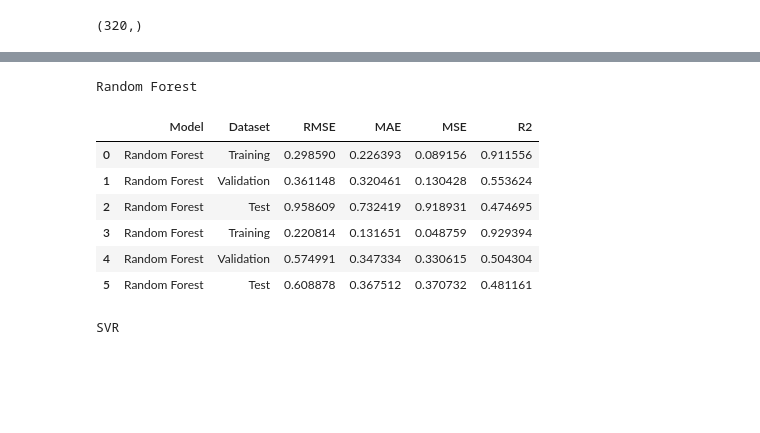
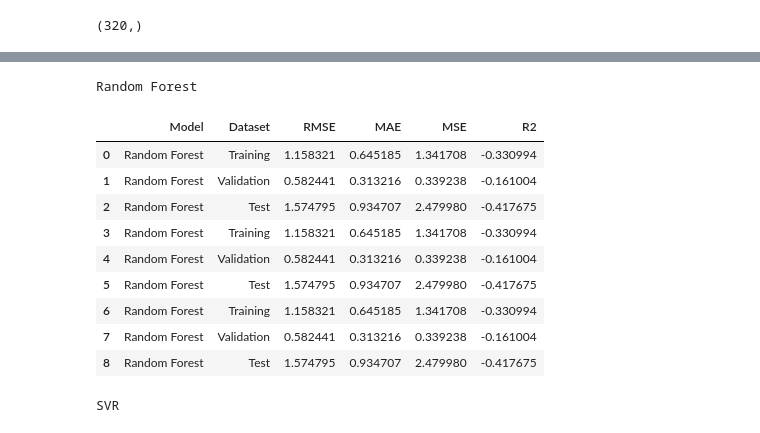
Before and after one commit to mmetalab/llm-drug-agent, a Jupyter notebook: Run_Load_DTI_Exploration_Davis.ipynb, the cells around one changed output, grey strips where cells are left out. Saved outputs shown, nothing was run; the diff lists cells and outputs as text; code cells hidden in the pictures; blank space fills up the shorter version.

Commit message:
Update code and data

```diff
--- a/Run_Load_DTI_Exploration_Davis.ipynb
+++ b/Run_Load_DTI_Exploration_Davis.ipynb
@@ -53,7 +53,6 @@ def evaluate_model(model_name, model, train_df, val_df, test_df, X_train, y_trai
     pandas.DataFrame
         Updated metrics DataFrame (appended to global `metrics_df`).
     """
-    global metrics_df
     import os
     os.makedirs(predictions_dir, exist_ok=True)
 
@@ -124,7 +123,7 @@ def evaluate_model(model_name, model, train_df, val_df, test_df, X_train, y_trai
 SEED = 42
 
 # Create a copy of the Davis dataset for training and testing
-dti_data = davis_db.copy().reset_index(drop=True)
+dti_data = davis_db.head(100).copy().reset_index(drop=True)
 
 dti_data['Index_ID'] = 'Davis' + dti_data.index.astype(str)
 
@@ -172,18 +171,21 @@ X_test_scaled = scaler.transform(X_test)
 # %%
 # Train and evaluate a Random Forest model
 print('Random Forest')
 rf_model = RandomForestRegressor(n_estimators=100, random_state=SEED)
 rf_model.fit(X_train_scaled, y_train)
-evaluate_model("Random Forest", rf_model, X_train_scaled, y_train, X_val_scaled, y_val, X_test_scaled, y_test, save_predictions=True, predictions_dir='./Prediction_Results',datasetname="davis")
+evaluate_model("Random Forest", rf_model, train_df, val_df, test_df, X_train, y_train, X_val, y_val, X_test, y_test, save_predictions=True, predictions_dir='D:\Github\llm-drug-agent\Prediction_Results',datasetname="davis")
 # %% [output]
 Random Forest
 |  | Model | Dataset | RMSE | MAE | MSE | R2 |
-| 0 | Random Forest | Training | 0.298590 | 0.226393 | 0.089156 | 0.911556 |
-| 1 | Random Forest | Validation | 0.361148 | 0.320461 | 0.130428 | 0.553624 |
-| 2 | Random Forest | Test | 0.958609 | 0.732419 | 0.918931 | 0.474695 |
-| 3 | Random Forest | Training | 0.220814 | 0.131651 | 0.048759 | 0.929394 |
-| 4 | Random Forest | Validation | 0.574991 | 0.347334 | 0.330615 | 0.504304 |
-| 5 | Random Forest | Test | 0.608878 | 0.367512 | 0.370732 | 0.481161 |
+| 0 | Random Forest | Training | 1.158321 | 0.645185 | 1.341708 | -0.330994 |
+| 1 | Random Forest | Validation | 0.582441 | 0.313216 | 0.339238 | -0.161004 |
+| 2 | Random Forest | Test | 1.574795 | 0.934707 | 2.479980 | -0.417675 |
+| 3 | Random Forest | Training | 1.158321 | 0.645185 | 1.341708 | -0.330994 |
+| 4 | Random Forest | Validation | 0.582441 | 0.313216 | 0.339238 | -0.161004 |
+| 5 | Random Forest | Test | 1.574795 | 0.934707 | 2.479980 | -0.417675 |
+| 6 | Random Forest | Training | 1.158321 | 0.645185 | 1.341708 | -0.330994 |
+| 7 | Random Forest | Validation | 0.582441 | 0.313216 | 0.339238 | -0.161004 |
+| 8 | Random Forest | Test | 1.574795 | 0.934707 | 2.479980 | -0.417675 |
 # %%
 # Train and evaluate an SVR model
 print('SVR')
```
Also changed, not shown: parts of 1 cell of this notebook, 1 other file.
